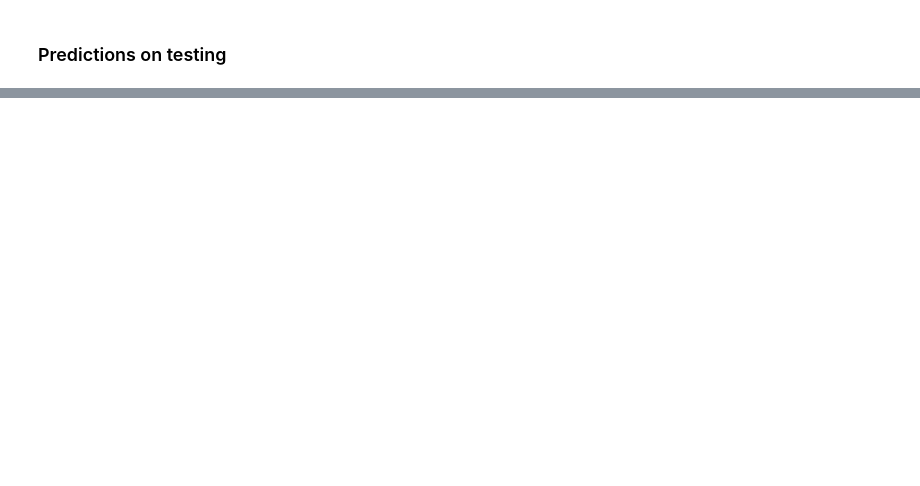
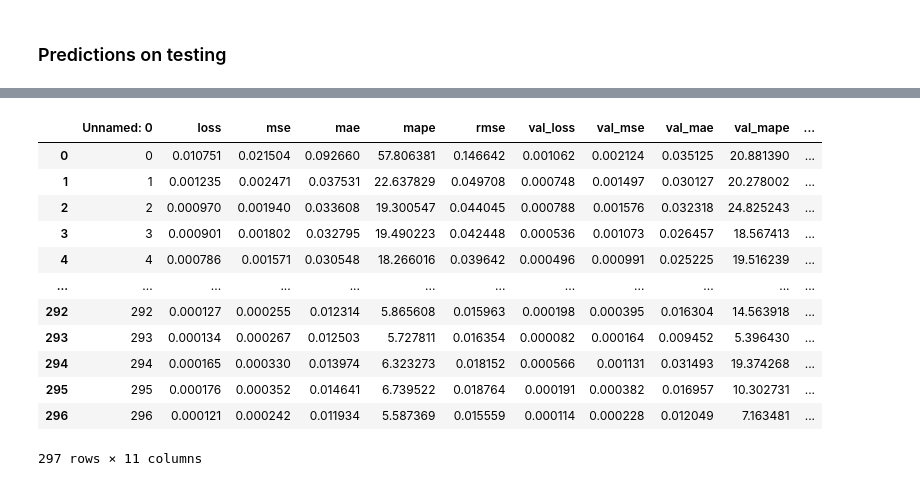
Before and after one commit to Aditya9790/Aditya9790, a Jupyter notebook: soc-estimation-lstm.ipynb, the cells around one changed output, grey strips where cells are left out. Drawn from its saved outputs; the diff is of its cells as text; code cells hidden in the pictures; blank space fills up the shorter version.

Commit message:
Kaggle Notebook | SOC estimation LSTM | Version 10

```diff
--- a/soc-estimation-lstm.ipynb
+++ b/soc-estimation-lstm.ipynb
@@ -1003,0 +1100,11 @@ fig.show()
+# %%
+# experiment_name = "2023:04:21-14:39:56_lstm_soc_percentage_lg_positive_temp_300_steps_mixed_cycle_test"
+
+history = pd.read_csv(
+    "/kaggle/input/best-model-h5/2021-01-12-23-17-13_lstm_soc_percentage_lg_positive_temp_300_steps_mixed_cycle_test_history.csv"
+)
+
+model = keras.models.load_model(
+    "/kaggle/input/best-model-h5/2021-01-12-23-17-13_lstm_soc_percentage_lg_positive_temp_300_steps_mixed_cycle_test.h5"
+)
+model.summary()
@@ -1003,0 +1130,16 @@ fig.show()
+# %%
+history
+# %% [output]
+|  | Unnamed: 0 | loss | mse | mae | mape | rmse | val_loss | val_mse | val_mae | val_mape | ... |
+| 0 | 0 | 0.010751 | 0.021504 | 0.092660 | 57.806381 | 0.146642 | 0.001062 | 0.002124 | 0.035125 | 20.881390 | ... |
+| 1 | 1 | 0.001235 | 0.002471 | 0.037531 | 22.637829 | 0.049708 | 0.000748 | 0.001497 | 0.030127 | 20.278002 | ... |
+| 2 | 2 | 0.000970 | 0.001940 | 0.033608 | 19.300547 | 0.044045 | 0.000788 | 0.001576 | 0.032318 | 24.825243 | ... |
+| 3 | 3 | 0.000901 | 0.001802 | 0.032795 | 19.490223 | 0.042448 | 0.000536 | 0.001073 | 0.026457 | 18.567413 | ... |
+| 4 | 4 | 0.000786 | 0.001571 | 0.030548 | 18.266016 | 0.039642 | 0.000496 | 0.000991 | 0.025225 | 19.516239 | ... |
+| ... | ... | ... | ... | ... | ... | ... | ... | ... | ... | ... | ... |
+| 292 | 292 | 0.000127 | 0.000255 | 0.012314 | 5.865608 | 0.015963 | 0.000198 | 0.000395 | 0.016304 | 14.563918 | ... |
+| 293 | 293 | 0.000134 | 0.000267 | 0.012503 | 5.727811 | 0.016354 | 0.000082 | 0.000164 | 0.009452 | 5.396430 | ... |
+| 294 | 294 | 0.000165 | 0.000330 | 0.013974 | 6.323273 | 0.018152 | 0.000566 | 0.001131 | 0.031493 | 19.374268 | ... |
+| 295 | 295 | 0.000176 | 0.000352 | 0.014641 | 6.739522 | 0.018764 | 0.000191 | 0.000382 | 0.016957 | 10.302731 | ... |
+| 296 | 296 | 0.000121 | 0.000242 | 0.011934 | 5.587369 | 0.015559 | 0.000114 | 0.000228 | 0.012049 | 7.163481 | ... |
+297 rows × 11 columns
```
Also changed, not shown: parts of 43 cells of this notebook.
